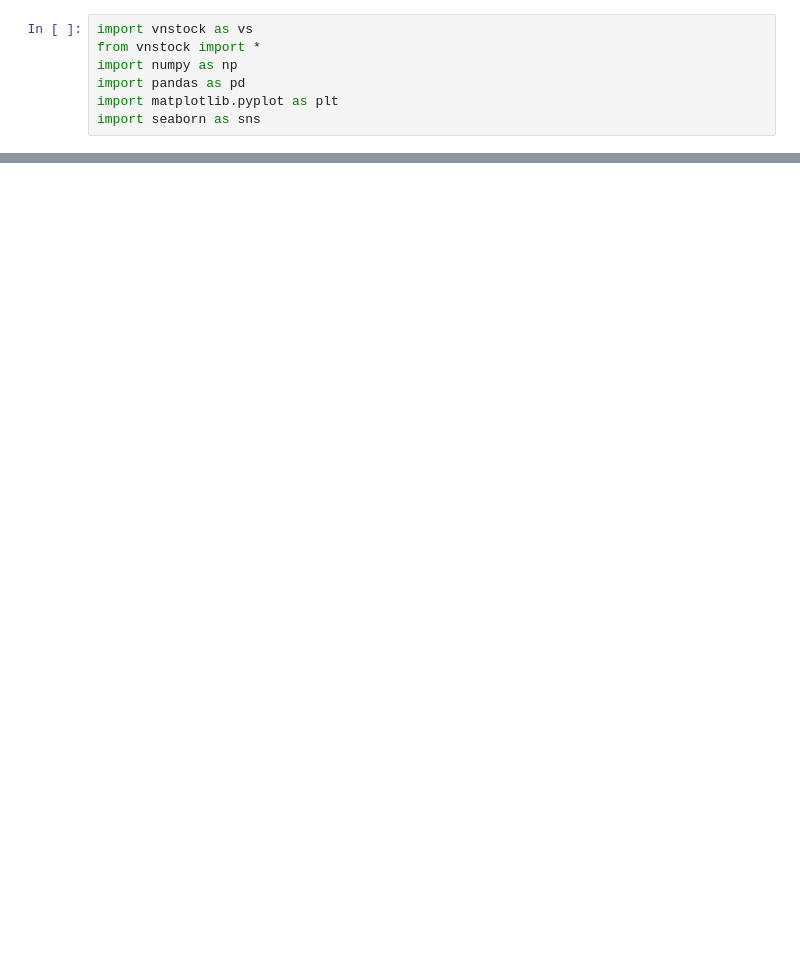
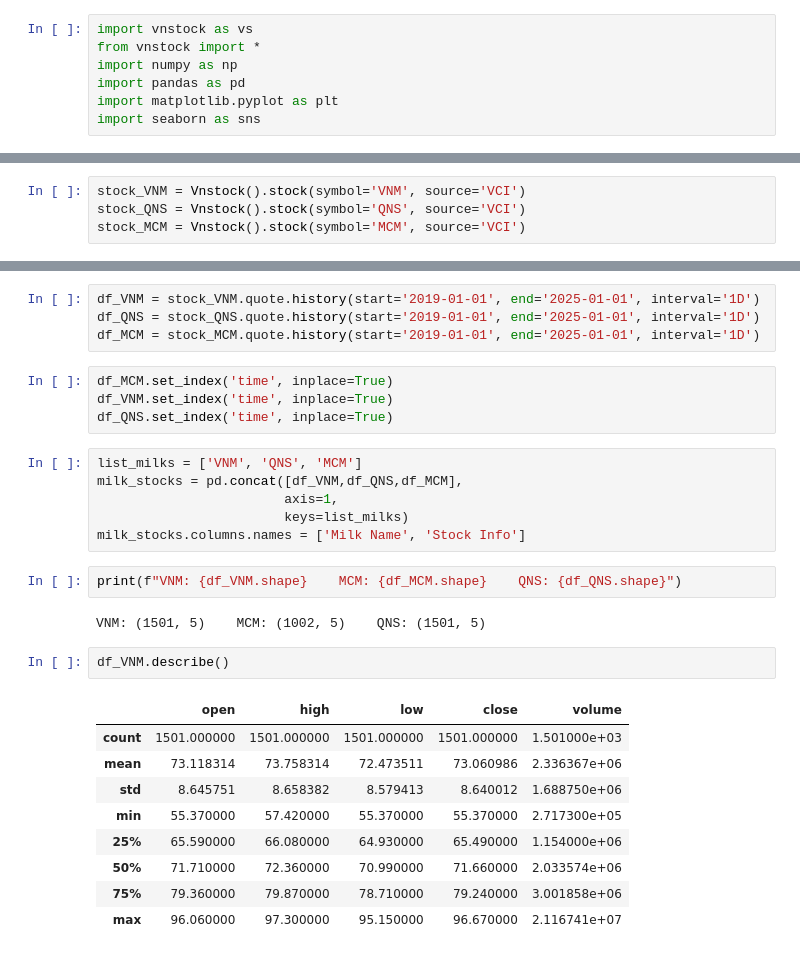
Before and after one commit to Likelipop/DQL_Trading_based, a Jupyter notebook: EDA.ipynb, the cells around one changed output, grey strips where cells are left out. Saved outputs shown, nothing was run; the diff lists cells and outputs as text; blank space fills up the shorter version.

```diff
--- a/EDA.ipynb
+++ b/EDA.ipynb
@@ -247,0 +62,4 @@ DatetimeIndex.format is deprecated and will be removed in a future version. Conv
+# %%
+stock_VNM = Vnstock().stock(symbol='VNM', source='VCI')
+stock_QNS = Vnstock().stock(symbol='QNS', source='VCI')
+stock_MCM = Vnstock().stock(symbol='MCM', source='VCI')
@@ -247,0 +73,30 @@ DatetimeIndex.format is deprecated and will be removed in a future version. Conv
+# %%
+df_VNM = stock_VNM.quote.history(start='2019-01-01', end='2025-01-01', interval='1D')
+df_QNS = stock_QNS.quote.history(start='2019-01-01', end='2025-01-01', interval='1D')
+df_MCM = stock_MCM.quote.history(start='2019-01-01', end='2025-01-01', interval='1D')
+# %%
+df_MCM.set_index('time', inplace=True)
+df_VNM.set_index('time', inplace=True)
+df_QNS.set_index('time', inplace=True)
+# %%
+list_milks = ['VNM', 'QNS', 'MCM']
+milk_stocks = pd.concat([df_VNM,df_QNS,df_MCM],
+                        axis=1,
+                        keys=list_milks)
+milk_stocks.columns.names = ['Milk Name', 'Stock Info']
+# %%
+print(f"VNM: {df_VNM.shape}    MCM: {df_MCM.shape}    QNS: {df_QNS.shape}")
+# %% [output]
+VNM: (1501, 5)    MCM: (1002, 5)    QNS: (1501, 5)
+# %%
+df_VNM.describe()
+# %% [output]
+|  | open | high | low | close | volume |
+| count | 1501.000000 | 1501.000000 | 1501.000000 | 1501.000000 | 1.501000e+03 |
+| mean | 73.118314 | 73.758314 | 72.473511 | 73.060986 | 2.336367e+06 |
+| std | 8.645751 | 8.658382 | 8.579413 | 8.640012 | 1.688750e+06 |
+| min | 55.370000 | 57.420000 | 55.370000 | 55.370000 | 2.717300e+05 |
+| 25% | 65.590000 | 66.080000 | 64.930000 | 65.490000 | 1.154000e+06 |
+| 50% | 71.710000 | 72.360000 | 70.990000 | 71.660000 | 2.033574e+06 |
+| 75% | 79.360000 | 79.870000 | 78.710000 | 79.240000 | 3.001858e+06 |
+| max | 96.060000 | 97.300000 | 95.150000 | 96.670000 | 2.116741e+07 |
```
Also changed, not shown: parts of 38 cells of this notebook.
